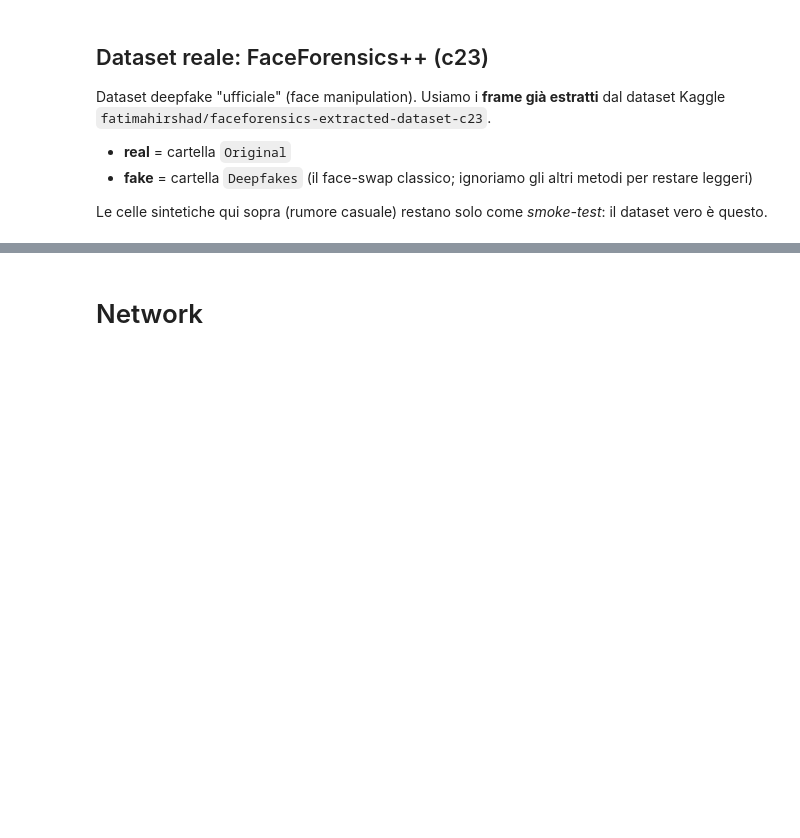
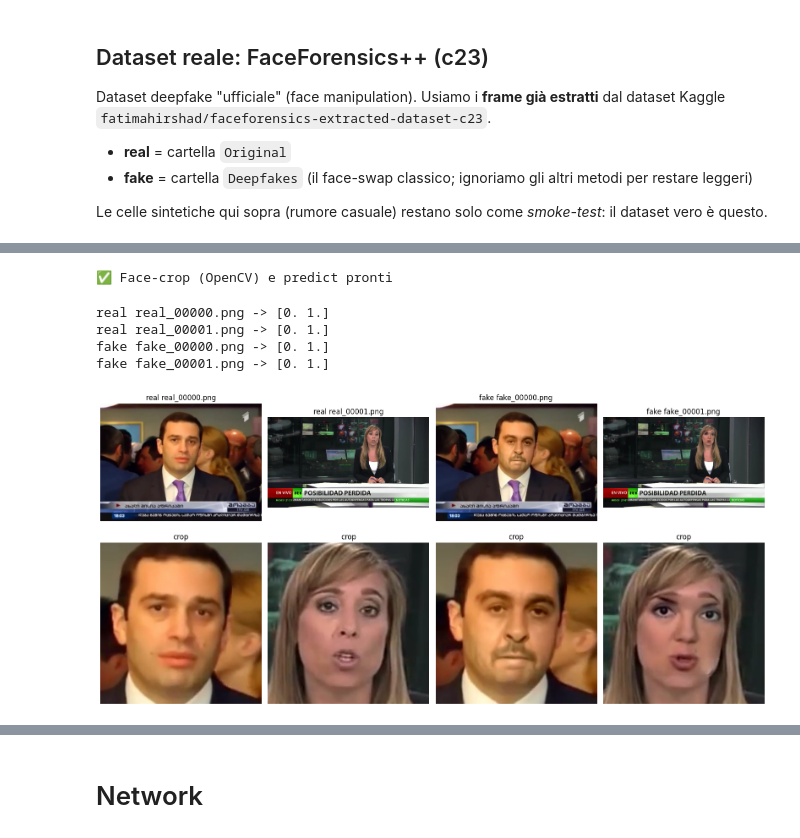
Before and after one commit to silviobear/COMPUTER_VISION_DEEPFAKE, a Jupyter notebook: computer_vision.ipynb, the cells around one changed output, grey strips where cells are left out. Drawn from its saved outputs; the diff is of its cells as text; code cells hidden in the pictures; blank space fills up the shorter version.

Commit message:
TEST with Veritas (model of kaggles's dataset)

```diff
--- a/computer_vision.ipynb
+++ b/computer_vision.ipynb
@@ -319,0 +332,67 @@ compress_dataset_jpegai(DATASET_PATH, BPP_LIST, JPEGAI_DIR, profile=PROFILE)
+# %%
+import cv2, numpy as np
+from PIL import Image
+import torchvision.transforms as T
+
+_cascade = cv2.CascadeClassifier(cv2.data.haarcascades + "haarcascade_frontalface_default.xml")
+xtf = T.Compose([T.Resize((299,299)), T.ToTensor(), T.Normalize([0.5]*3, [0.5]*3)])
+
+def crop_face(pil, scale=1.3):
+    img = np.array(pil)
+    gray = cv2.cvtColor(img, cv2.COLOR_RGB2GRAY)
+    faces = _cascade.detectMultiScale(gray, 1.1, 5, minSize=(60, 60))
+    if len(faces) == 0:
+        return None
+    x, y, w, h = max(faces, key=lambda b: b[2] * b[3])
+    cx, cy = x + w / 2.0, y + h / 2.0
+    size = int(max(w, h) * scale)                 # box QUADRATO, scala FF++
+    x1 = max(0, int(cx - size / 2)); y1 = max(0, int(cy - size / 2))
+    x2 = min(pil.width, int(cx + size / 2)); y2 = min(pil.height, int(cy + size / 2))
+    return pil.crop((x1, y1, x2, y2))
+
+@torch.no_grad()
+def predict(path):
+    face = crop_face(Image.open(path).convert("RGB"))
+    if face is None:
+        return None
+    logits = model(xtf(face).unsqueeze(0).to(device))
+    return torch.softmax(logits, 1)[0].cpu().numpy()   # [p0, p1]
+
+print("✅ Face-crop (OpenCV) e predict pronti")
+# %% [output]
+✅ Face-crop (OpenCV) e predict pronti
+# %%
+import os
+DATASET_PATH = "/content/drive/MyDrive/Deepfake_Dataset"
+for cls in ['real','fake']:
+    d = os.path.join(DATASET_PATH, f'{cls}_original')
+    for f in sorted(os.listdir(d)):
+        p = predict(os.path.join(d,f))
+        print(f"{cls:4s} {f} -> {None if p is None else np.round(p,3)}")
+# %% [output]
+real real_00000.png -> [0. 1.]
+real real_00001.png -> [0. 1.]
+fake fake_00000.png -> [0. 1.]
+fake fake_00001.png -> [0. 1.]
+# %%
+import matplotlib.pyplot as plt, os
+from PIL import Image
+
+DATASET_PATH = "/content/drive/MyDrive/Deepfake_Dataset"
+paths = []
+for cls in ['real', 'fake']:
+    d = os.path.join(DATASET_PATH, f'{cls}_original')
+    for f in sorted(os.listdir(d)):
+        paths.append((cls, f, os.path.join(d, f)))
+
+fig, axes = plt.subplots(2, len(paths), figsize=(4*len(paths), 8))
+for j, (cls, name, p) in enumerate(paths):
+    pil = Image.open(p).convert('RGB')
+    face = crop_face(pil)
+    axes[0, j].imshow(pil); axes[0, j].set_title(f'{cls} {name}'); axes[0, j].axis('off')
+    if face is not None:
+        axes[1, j].imshow(face)
+    axes[1, j].set_title('crop' if face is not None else 'NO FACE'); axes[1, j].axis('off')
+plt.tight_layout(); plt.show()
+# %% [output]
+[figure, added]
```
Also changed, not shown: parts of 34 cells of this notebook.
